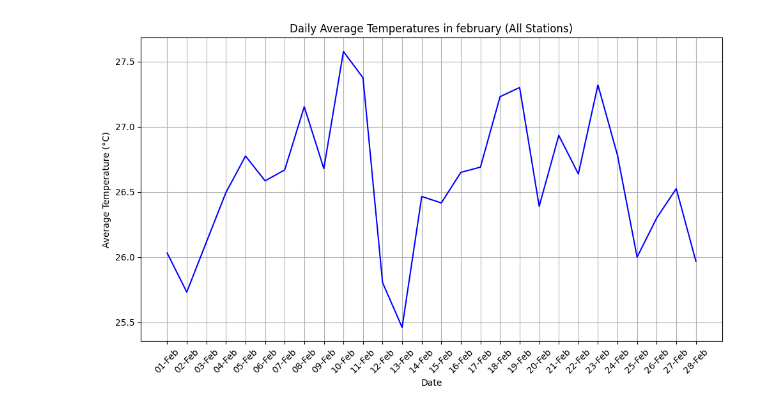
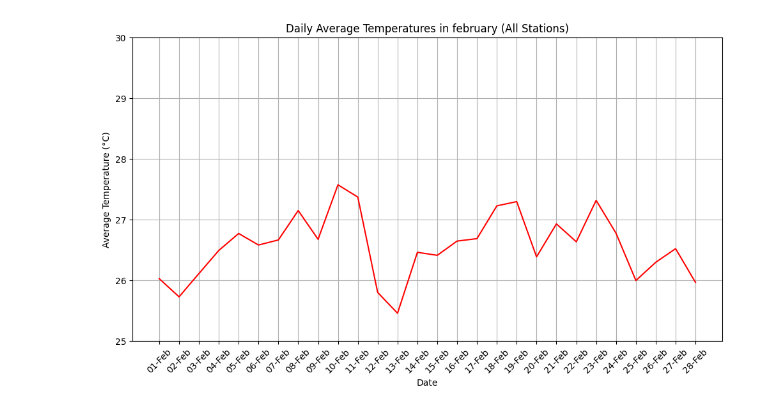
Before and after one commit to syadrn/Proyek-Kapita-Selekta, a Jupyter notebook: Tugas proyek akhir meteo/data_bulanan.ipynb, the cells around one changed output. Drawn from its saved outputs; the diff is of its cells as text; code cells hidden in the pictures.

```diff
--- a/Tugas proyek akhir meteo/data_bulanan.ipynb
+++ b/Tugas proyek akhir meteo/data_bulanan.ipynb
@@ -59,25 +58,26 @@ plt.show()
 # %%
 # Calculate the daily mean for all stations combined
 daily_avg = df_transposed.mean(axis=1)
 
 # Filter the data for the month of January
 february_avg = daily_avg[daily_avg.index.month == 2]
 
 # Plot the daily average for January
 plt.figure(figsize=(10, 6))
-plt.plot(february_avg.index, february_avg, label='Average Temperature (All Stations)', color='b')
+plt.plot(february_avg.index, february_avg, label='Average Temperature (All Stations)', color='r')
 
 plt.title('Daily Average Temperatures in february (All Stations)')
 plt.xlabel('Date')
 plt.ylabel('Average Temperature (°C)')
 plt.xticks(february_avg.index, february_avg.index.strftime('%d-%b'), rotation=45)
+plt.ylim(25, 30)
 plt.grid(True)
 plt.tight_layout()
 
 # Show the plot
 plt.show()
 # %% [output]
-[figure, old version]
+[figure, new version]
 # %%
 # Calculate the daily mean for all stations combined
 daily_avg = df_transposed.mean(axis=1)
```
Also changed, not shown: parts of 13 cells of this notebook.
